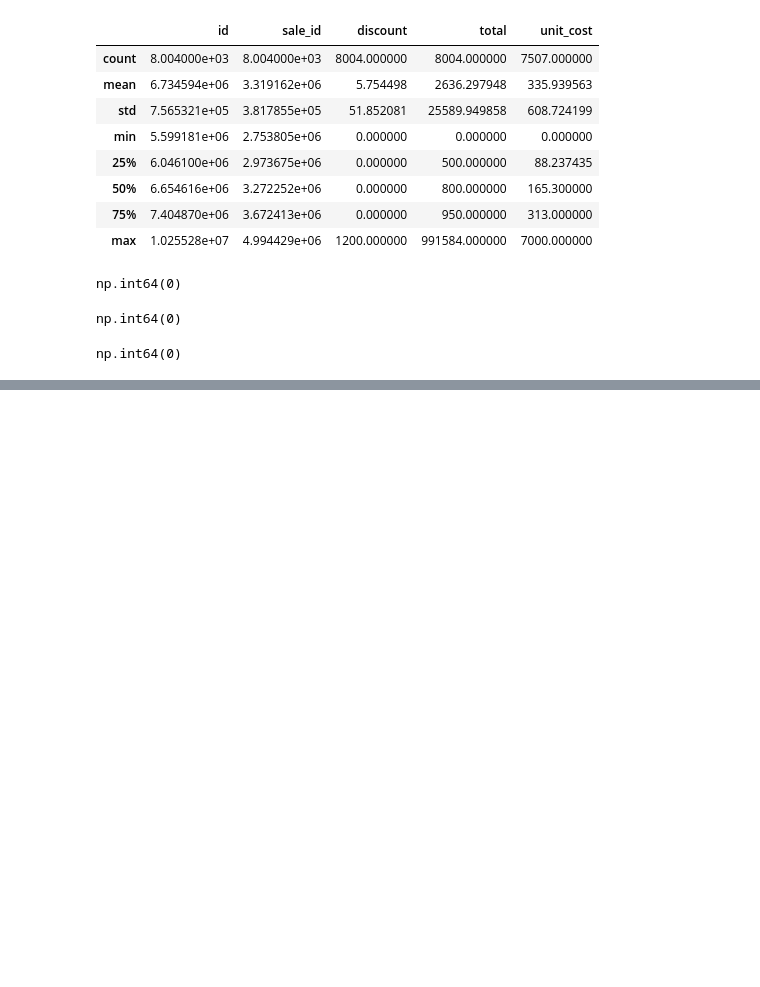
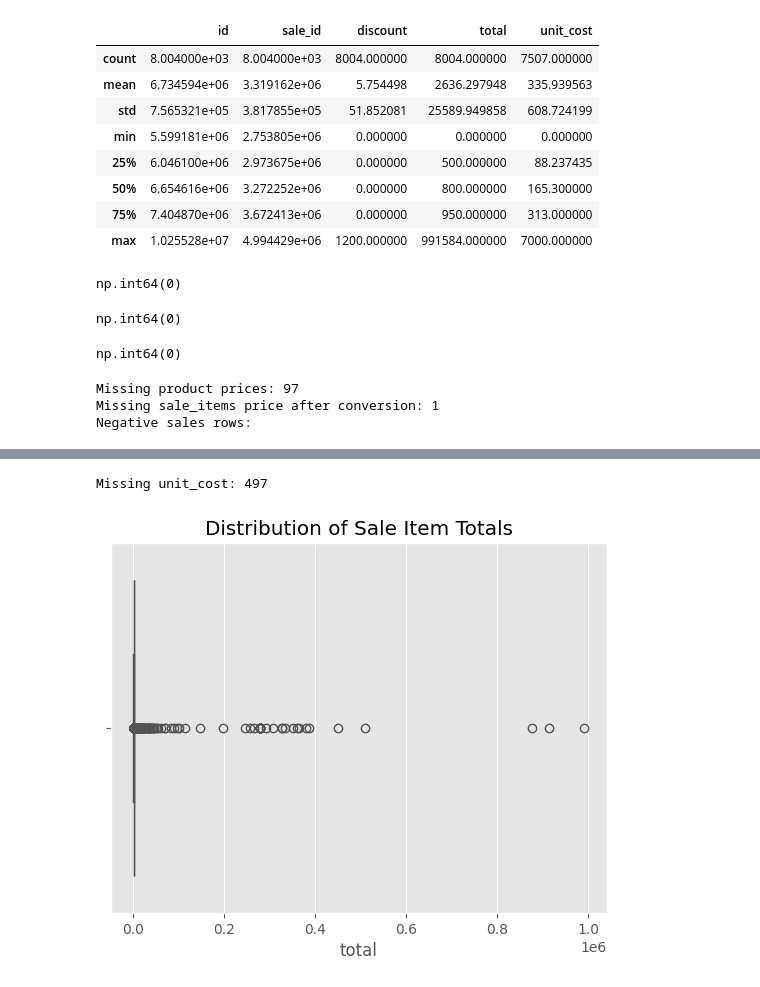
Before and after one commit to Ted-star7/Data-Skill-Set, a Jupyter notebook: Skillset.ipynb, the cells around one changed output, grey strips where cells are left out. Cells and saved outputs as stored; diff of their text form; code cells hidden in the pictures; blank space fills up the shorter version.

```diff
--- a/Skillset.ipynb
+++ b/Skillset.ipynb
@@ -216,0 +224,26 @@ np.int64(0)
+# %%
+### Fixing the Issues
+
+# 1) Missing product prices
+print("Missing product prices:", products['price'].isnull().sum())
+
+# 2) Convert price to numeric
+sale_items['price'] = pd.to_numeric(sale_items['price'], errors='coerce')
+print("Missing sale_items price after conversion:", sale_items['price'].isnull().sum())
+
+# 3) Negative sales
+print("Negative sales rows:")
+display(sales[sales['total_amount'] < 0])
+
+# 4) Missing unit cost
+print("Missing unit_cost:", sale_items['unit_cost'].isnull().sum())
+
+# 5) Boxplot for outliers
+plt.figure()
+sns.boxplot(x=sale_items['total'])
+plt.title("Distribution of Sale Item Totals")
+plt.show()
+# %% [output]
+Missing product prices: 97
+Missing sale_items price after conversion: 1
+Negative sales rows:
@@ -216,0 +252,2 @@ np.int64(0)
+Missing unit_cost: 497
+[figure, added]
```
Also changed, not shown: parts of 2 cells of this notebook.
